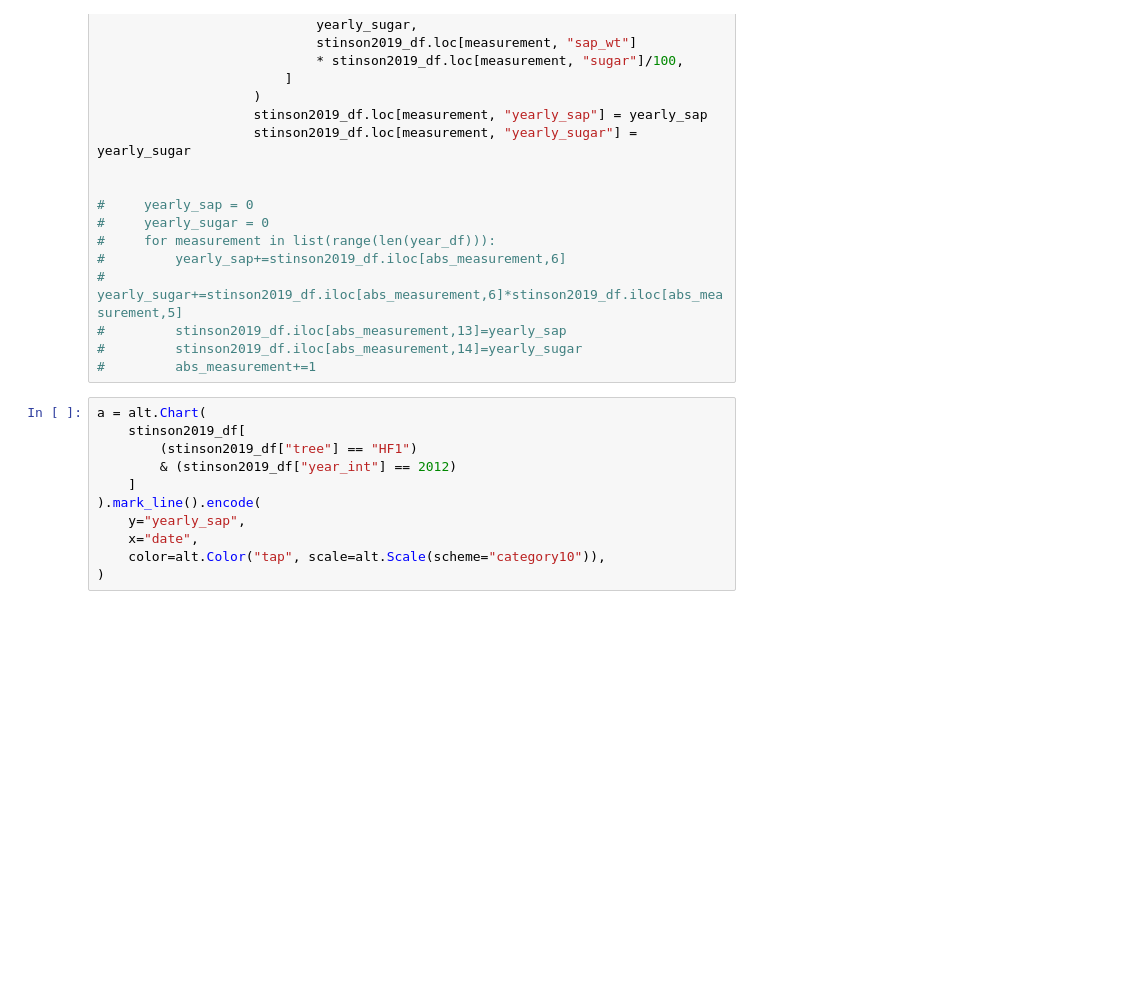
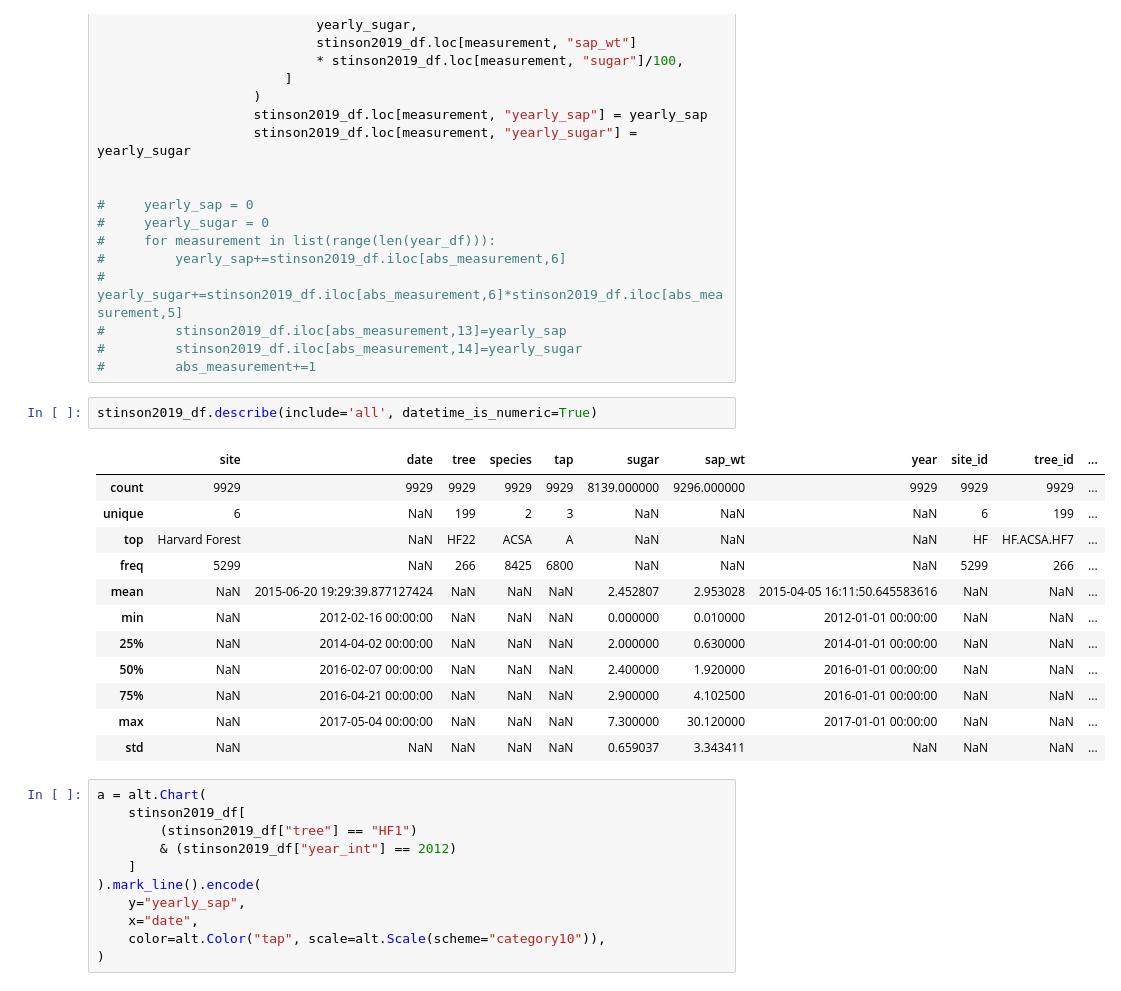
Before and after one commit to spentelow/sapflow, a Jupyter notebook: src/rough_analysis_vis.ipynb, the cells around one changed output. Cells and saved outputs as stored; diff of their text form; blank space fills up the shorter version.

```diff
--- a/src/rough_analysis_vis.ipynb
+++ b/src/rough_analysis_vis.ipynb
@@ -85,6 +85,21 @@ for year in stinson2019_df["year_int"].unique():
 #         stinson2019_df.iloc[abs_measurement,13]=yearly_sap
 #         stinson2019_df.iloc[abs_measurement,14]=yearly_sugar
 #         abs_measurement+=1
+# %%
+stinson2019_df.describe(include='all', datetime_is_numeric=True)
+# %% [output]
+|  | site | date | tree | species | tap | sugar | sap_wt | year | site_id | tree_id | ... |
+| count | 9929 | 9929 | 9929 | 9929 | 9929 | 8139.000000 | 9296.000000 | 9929 | 9929 | 9929 | ... |
+| unique | 6 | NaN | 199 | 2 | 3 | NaN | NaN | NaN | 6 | 199 | ... |
+| top | Harvard Forest | NaN | HF22 | ACSA | A | NaN | NaN | NaN | HF | HF.ACSA.HF7 | ... |
+| freq | 5299 | NaN | 266 | 8425 | 6800 | NaN | NaN | NaN | 5299 | 266 | ... |
+| mean | NaN | 2015-06-20 19:29:39.877127424 | NaN | NaN | NaN | 2.452807 | 2.953028 | 2015-04-05 16:11:50.645583616 | NaN | NaN | ... |
+| min | NaN | 2012-02-16 00:00:00 | NaN | NaN | NaN | 0.000000 | 0.010000 | 2012-01-01 00:00:00 | NaN | NaN | ... |
+| 25% | NaN | 2014-04-02 00:00:00 | NaN | NaN | NaN | 2.000000 | 0.630000 | 2014-01-01 00:00:00 | NaN | NaN | ... |
+| 50% | NaN | 2016-02-07 00:00:00 | NaN | NaN | NaN | 2.400000 | 1.920000 | 2016-01-01 00:00:00 | NaN | NaN | ... |
+| 75% | NaN | 2016-04-21 00:00:00 | NaN | NaN | NaN | 2.900000 | 4.102500 | 2016-01-01 00:00:00 | NaN | NaN | ... |
+| max | NaN | 2017-05-04 00:00:00 | NaN | NaN | NaN | 7.300000 | 30.120000 | 2017-01-01 00:00:00 | NaN | NaN | ... |
+| std | NaN | NaN | NaN | NaN | NaN | 0.659037 | 3.343411 | NaN | NaN | NaN | ... |
 # %%
 a = alt.Chart(
     stinson2019_df[
```
Also changed, not shown: parts of 2 cells of this notebook, 1 other file.
